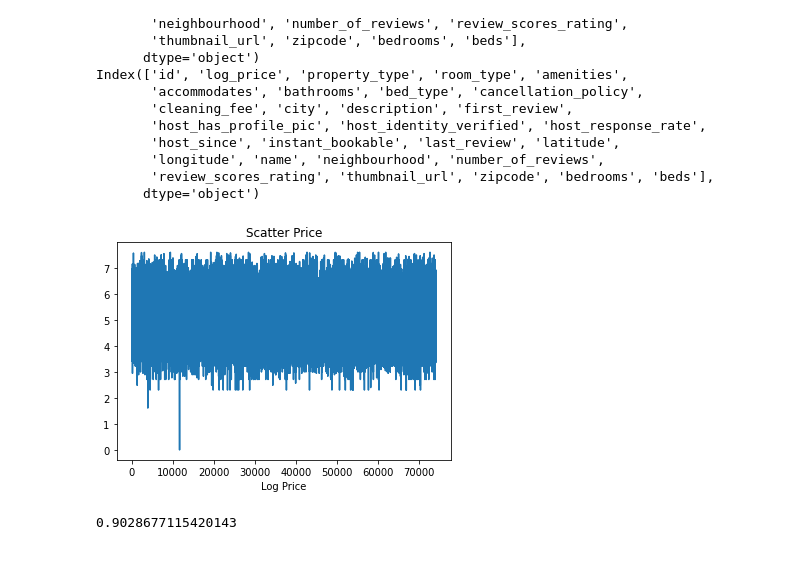
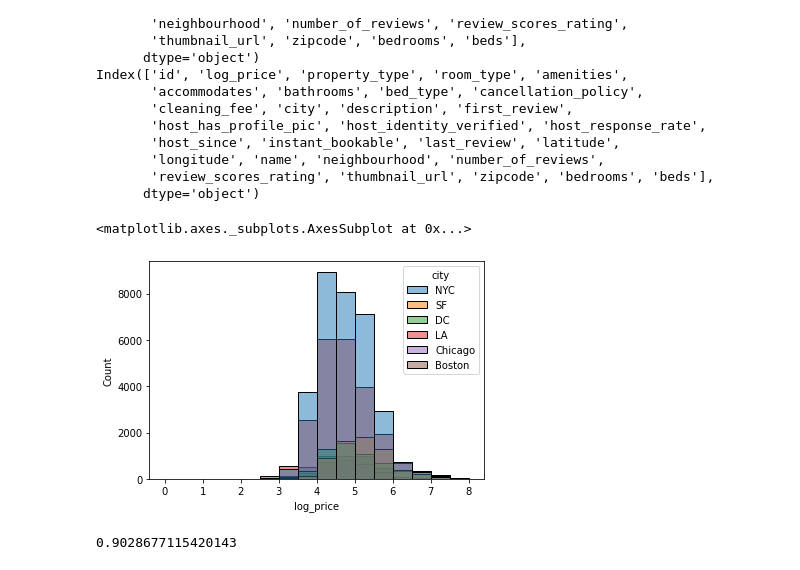
Before and after one commit to Darkling-01/Airbnb-Machine-Learning, a Jupyter notebook: Project_1.ipynb, the cells around one changed output. Saved outputs shown, nothing was run; the diff lists cells and outputs as text; code cells hidden in the pictures.

Commit message:
Fixing histogram plot

```diff
--- a/Project_1.ipynb
+++ b/Project_1.ipynb
@@ -62,14 +64,10 @@ Index(['id', 'log_price', 'property_type', 'room_type', 'amenities',
 # %%
 #visualize the data set
 #train log_price
-plt.plot(train['log_price'])
-plt.title('Scatter Price')
-
-plt.xlabel('Log Price')
-
-plt.show()
+sns.histplot(data = train, x = "log_price", binwidth = .5, hue = "city")
 # %% [output]
+<matplotlib.axes._subplots.AxesSubplot at 0x...>
-[figure, old version]
+[figure, new version]
 # %%
 sns.boxplot(train['log_price'])
 
```
Also changed, not shown: parts of 3 cells of this notebook.
